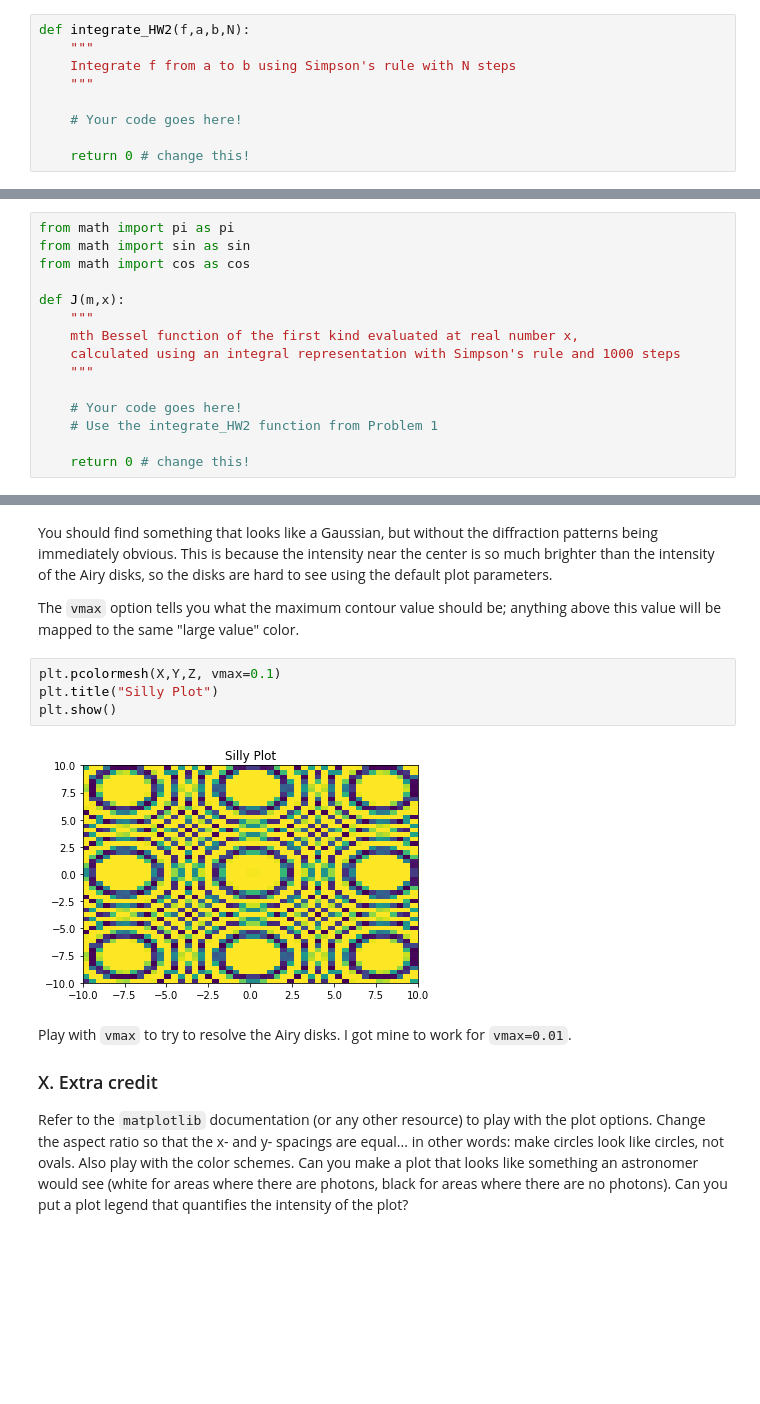
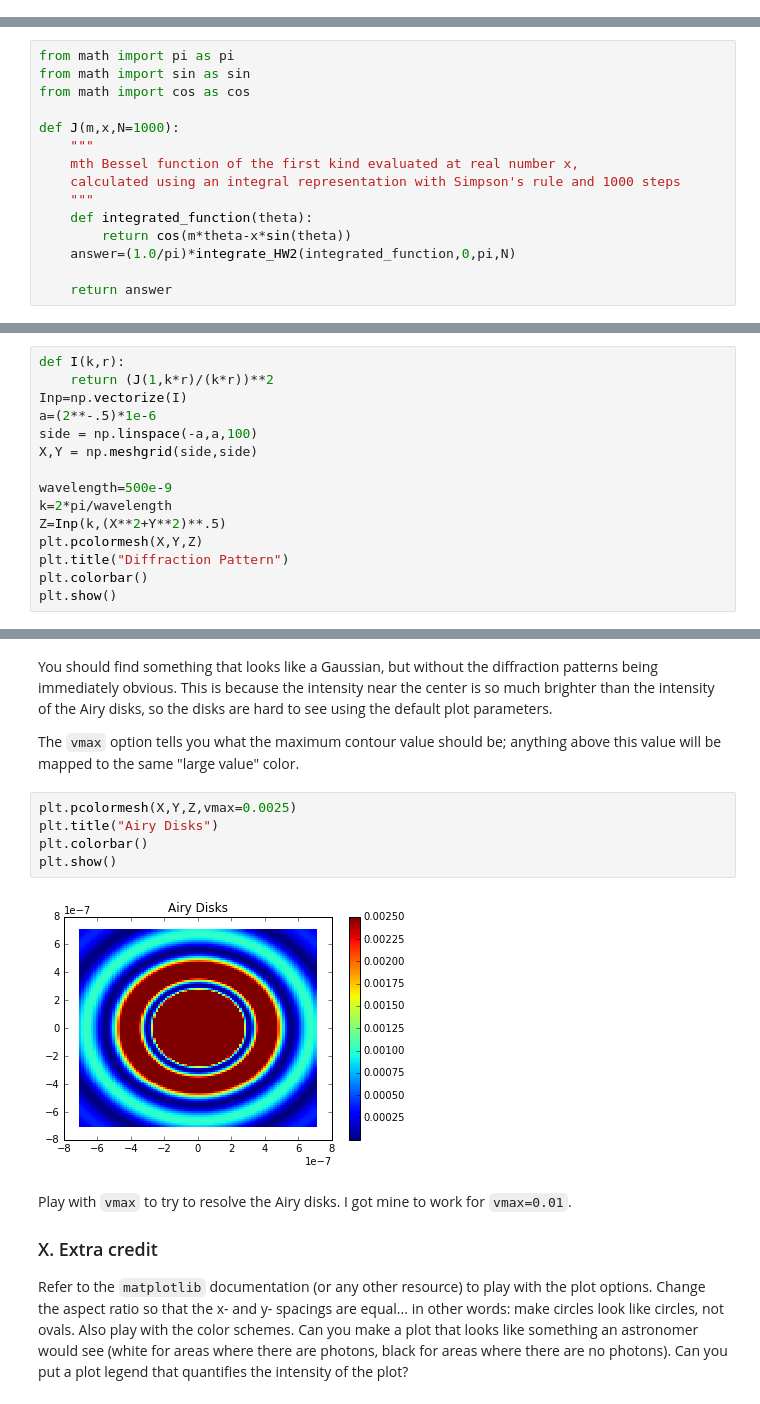
Before and after one commit to whick002/Homework02, a Jupyter notebook: Homework_02.ipynb, the cells around one changed output, grey strips where cells are left out. Drawn from its saved outputs; the diff is of its cells as text; blank space fills up the shorter version.

```diff
--- a/Homework_02.ipynb
+++ b/Homework_02.ipynb
@@ -19,12 +19,3 @@ $\displaystyle I(a,b) = \frac{1}{3}\Delta x\left[ f(a) + f(b) + 4 \sum_{k \text{
 where the step size is $\Delta x = (b-a)/N$.
 
 You can fill in the following function stub:
-# %%
-def integrate_HW2(f,a,b,N):
-    """
-    Integrate f from a to b using Simpson's rule with N steps
-    """
-
-    # Your code goes here!
-
-    return 0 # change this!
@@ -58,16 +71,16 @@ from math import pi as pi
 from math import sin as sin
 from math import cos as cos
 
-def J(m,x):
+def J(m,x,N=1000):
     """
     mth Bessel function of the first kind evaluated at real number x,
     calculated using an integral representation with Simpson's rule and 1000 steps
     """
+    def integrated_function(theta):
+        return cos(m*theta-x*sin(theta))
+    answer=(1.0/pi)*integrate_HW2(integrated_function,0,pi,N)
 
-    # Your code goes here!
-    # Use the integrate_HW2 function from Problem 1
-
-    return 0 # change this!
+    return answer
 # %% [markdown]
 ### B. Plotting these Bessel functions
 Plot the Bessel functions $J_0$, $J_1$, and $J_2$ from $x=0$ to $x=20$.
@@ -144,0 +175,15 @@ Try to plot the Airy disk using a variation of the above code, where `Z` is give
+# %%
+def I(k,r):
+    return (J(1,k*r)/(k*r))**2
+Inp=np.vectorize(I)
+a=(2**-.5)*1e-6
+side = np.linspace(-a,a,100)
+X,Y = np.meshgrid(side,side)
+
+wavelength=500e-9
+k=2*pi/wavelength
+Z=Inp(k,(X**2+Y**2)**.5)
+plt.pcolormesh(X,Y,Z)
+plt.title("Diffraction Pattern")
+plt.colorbar()
+plt.show()
@@ -147,11 +194,12 @@ You should find something that looks like a Gaussian, but without the diffractio
 
 The `vmax` option tells you what the maximum contour value should be; anything above this value will be mapped to the same "large value" color.
 # %%
-plt.pcolormesh(X,Y,Z, vmax=0.1)
-plt.title("Silly Plot")
+plt.pcolormesh(X,Y,Z,vmax=0.0025)
+plt.title("Airy Disks")
+plt.colorbar()
 plt.show()
 # %% [output]
-[figure, old version]
+[figure, new version]
 # %% [markdown]
 Play with `vmax` to try to resolve the Airy disks. I got mine to work for `vmax=0.01`.
 
```
Also changed, not shown: parts of 27 cells of this notebook.
